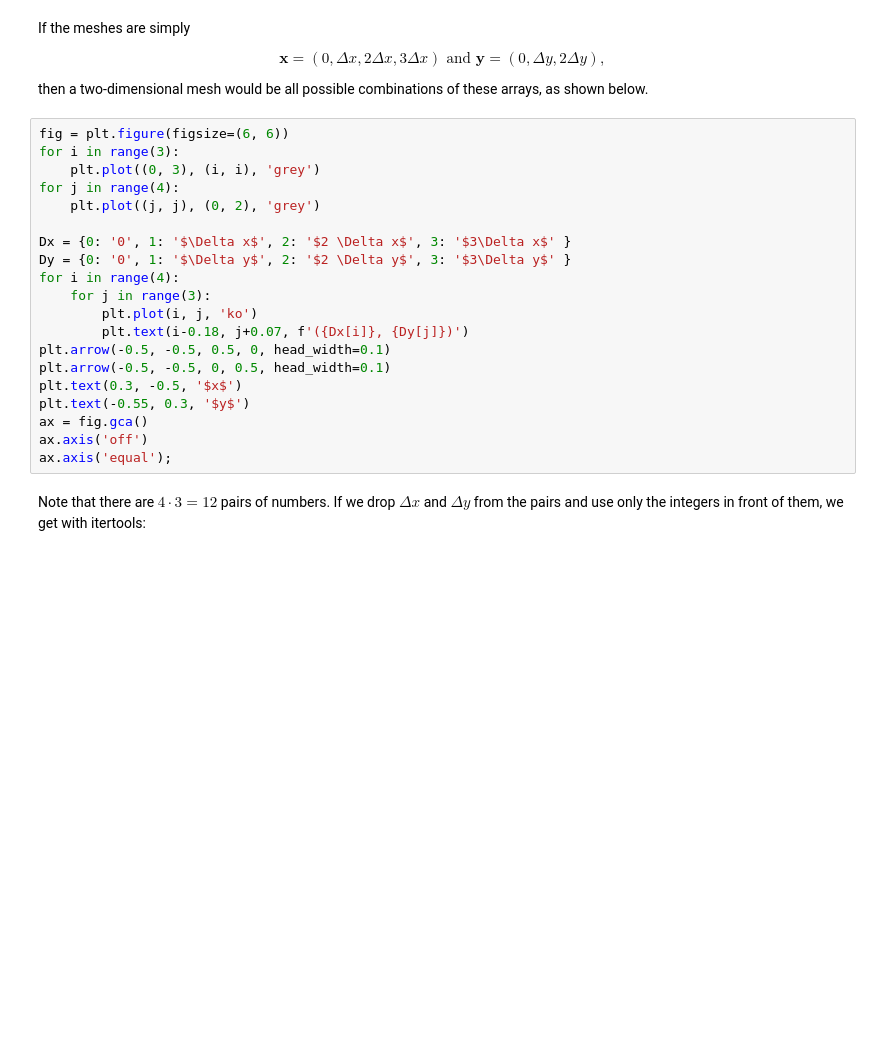
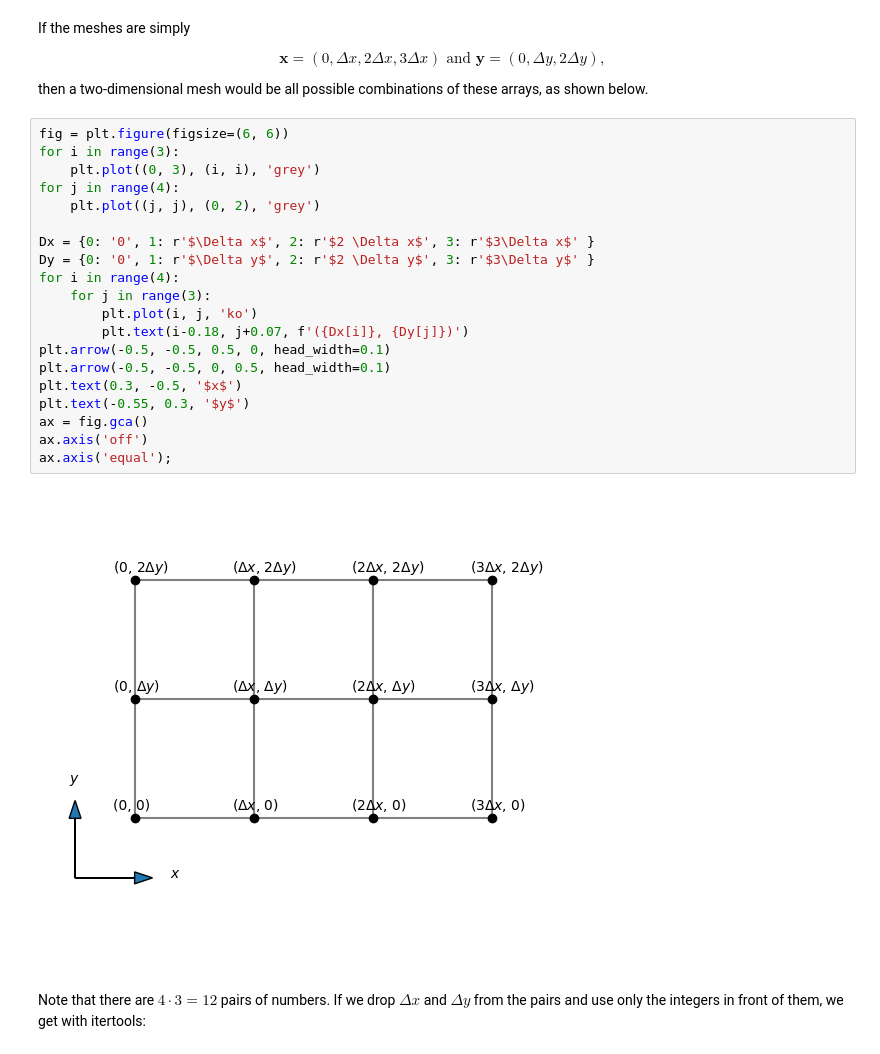
Before and after one commit to MATMEK-4270/matmek4270-book, a Jupyter notebook: lecture6.ipynb, the cells around one changed output. Drawn from its saved outputs; the diff is of its cells as text; blank space fills up the shorter version.

```diff
--- a/lecture6.ipynb
+++ b/lecture6.ipynb
@@ -120,23 +125,25 @@ then a two-dimensional mesh would be all possible combinations of these arrays,
 # %%
 fig = plt.figure(figsize=(6, 6))
 for i in range(3):
     plt.plot((0, 3), (i, i), 'grey')
 for j in range(4):
     plt.plot((j, j), (0, 2), 'grey')
 
-Dx = {0: '0', 1: '$\Delta x$', 2: '$2 \Delta x$', 3: '$3\Delta x$' }
-Dy = {0: '0', 1: '$\Delta y$', 2: '$2 \Delta y$', 3: '$3\Delta y$' }
+Dx = {0: '0', 1: r'$\Delta x$', 2: r'$2 \Delta x$', 3: r'$3\Delta x$' }
+Dy = {0: '0', 1: r'$\Delta y$', 2: r'$2 \Delta y$', 3: r'$3\Delta y$' }
 for i in range(4):
     for j in range(3):
         plt.plot(i, j, 'ko')
         plt.text(i-0.18, j+0.07, f'({Dx[i]}, {Dy[j]})')
 plt.arrow(-0.5, -0.5, 0.5, 0, head_width=0.1)
 plt.arrow(-0.5, -0.5, 0, 0.5, head_width=0.1)
 plt.text(0.3, -0.5, '$x$')
 plt.text(-0.55, 0.3, '$y$')
 ax = fig.gca()
 ax.axis('off')
 ax.axis('equal');
+# %% [output]
+[figure, added]
 # %% [markdown]
 Note that there are $4 \cdot 3 = 12$ pairs of numbers. If we drop $\Delta x$ and $\Delta y$ from the pairs and use only the integers in front of them, we get with itertools:
 # %%
```
Also changed, not shown: parts of 35 cells of this notebook.
